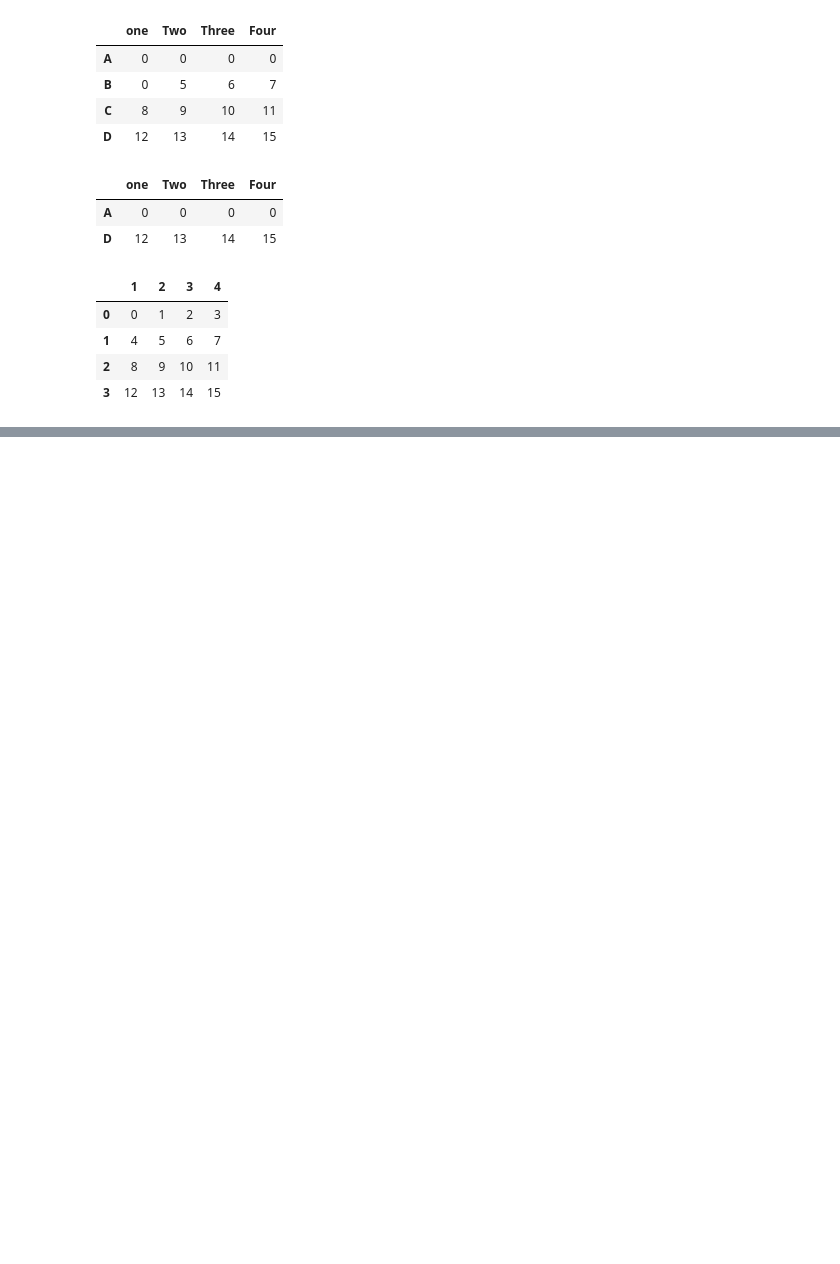
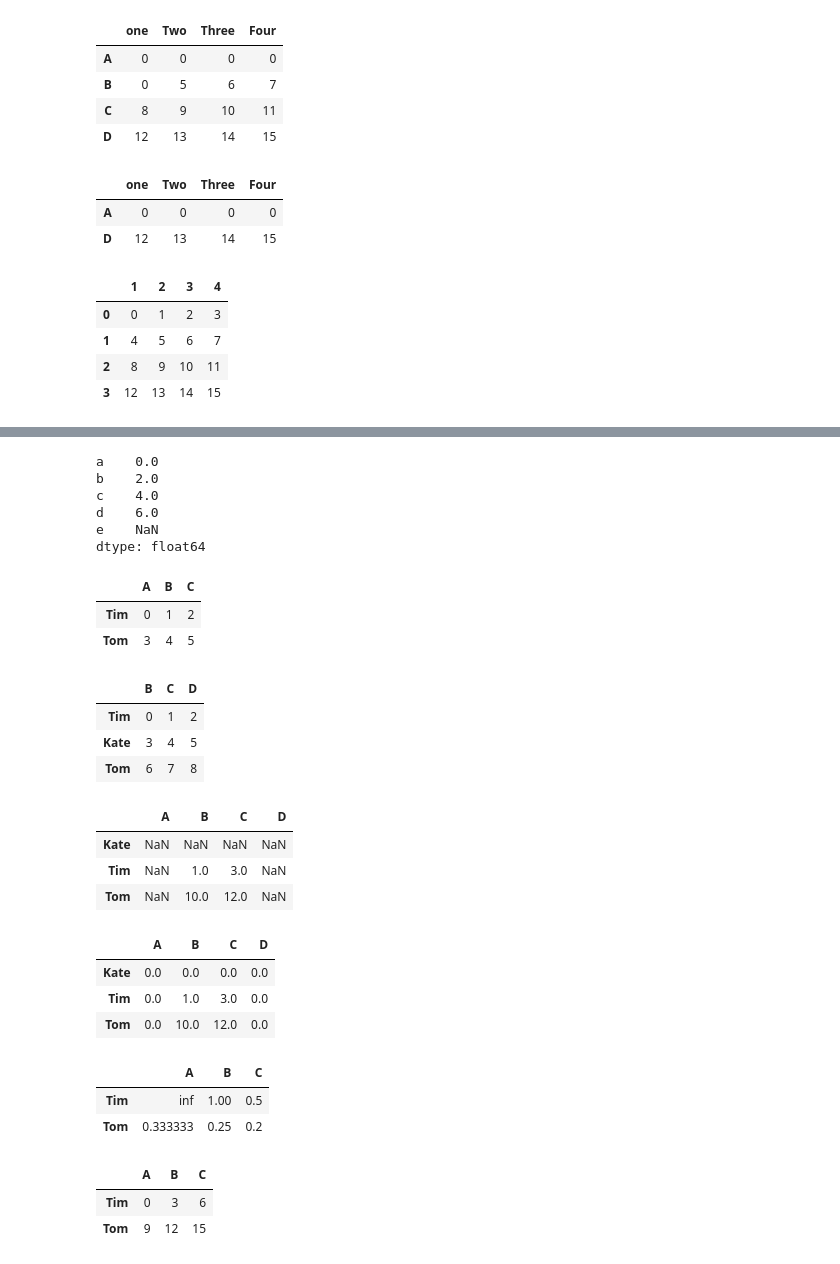
Before and after one commit to KhatiwadaPrajwal056/Data-Science-Libraries-, a Jupyter notebook: pandas.ipynb, the cells around one changed output, grey strips where cells are left out. Saved outputs shown, nothing was run; the diff lists cells and outputs as text; code cells hidden in the pictures; blank space fills up the shorter version.

```diff
--- a/pandas.ipynb
+++ b/pandas.ipynb
@@ -926,0 +947,54 @@ data3
+# %%
+s1+s2
+# %% [output]
+a    0.0
+b    2.0
+c    4.0
+d    6.0
+e    NaN
+dtype: float64
+# %%
+df1=pd.DataFrame(np.arange(6).reshape(2,3),columns=list("ABC"),index=["Tim","Tom"])
+# %%
+df1
+# %% [output]
+|  | A | B | C |
+| Tim | 0 | 1 | 2 |
+| Tom | 3 | 4 | 5 |
+# %%
+df2=pd.DataFrame(np.arange(9).reshape(3,3),columns=list("BCD"),index=["Tim","Kate","Tom"])
+# %%
+df2
+# %% [output]
+|  | B | C | D |
+| Tim | 0 | 1 | 2 |
+| Kate | 3 | 4 | 5 |
+| Tom | 6 | 7 | 8 |
+# %%
+df3=df1+df2
+# %%
+df3
+# %% [output]
+|  | A | B | C | D |
+| Kate | NaN | NaN | NaN | NaN |
+| Tim | NaN | 1.0 | 3.0 | NaN |
+| Tom | NaN | 10.0 | 12.0 | NaN |
+# %%
+df3.fillna(0)
+# %% [output]
+|  | A | B | C | D |
+| Kate | 0.0 | 0.0 | 0.0 | 0.0 |
+| Tim | 0.0 | 1.0 | 3.0 | 0.0 |
+| Tom | 0.0 | 10.0 | 12.0 | 0.0 |
+# %%
+1/df1
+# %% [output]
+|  | A | B | C |
+| Tim | inf | 1.00 | 0.5 |
+| Tom | 0.333333 | 0.25 | 0.2 |
+# %%
+df1*3
+# %% [output]
+|  | A | B | C |
+| Tim | 0 | 3 | 6 |
+| Tom | 9 | 12 | 15 |
```
Also changed, not shown: parts of 6 cells of this notebook.
